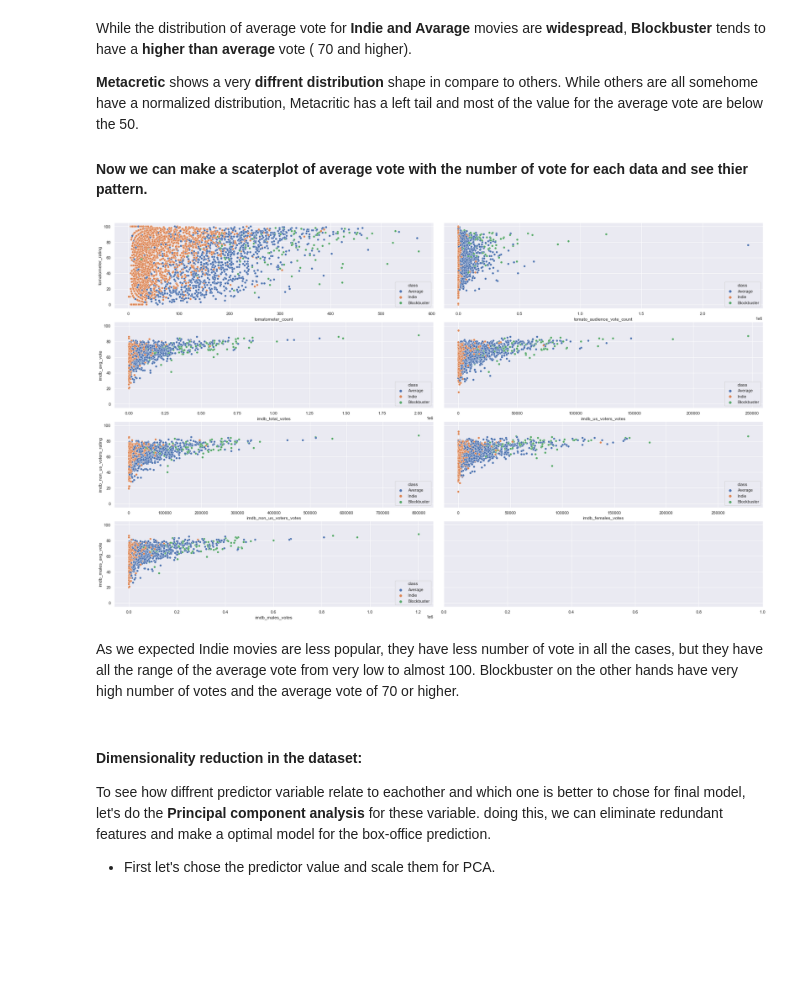
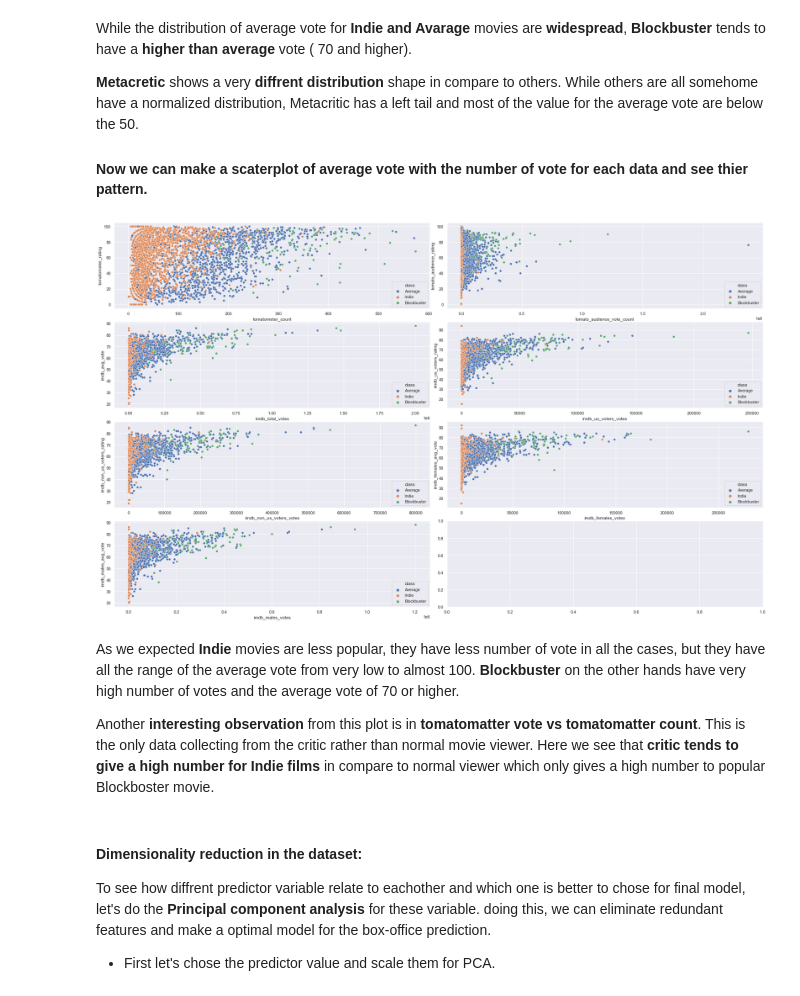
Before and after one commit to AminKafka/Movie-Boxoffice-Prediction-With-Critics-Votes, a Jupyter notebook: notebooks/EDA.ipynb, the cells around one changed output. Saved outputs shown, nothing was run; the diff lists cells and outputs as text; code cells hidden in the pictures; blank space fills up the shorter version.

```diff
--- a/notebooks/EDA.ipynb
+++ b/notebooks/EDA.ipynb
@@ -229,19 +229,21 @@ __Metacretic__ shows a very __diffrent distribution__ shape in compare to others
 
 #### Now we can make a scaterplot of average vote with the number of vote for each data and see thier pattern.
 # %%
-fig, axes = plt.subplots(4,2, figsize=(25,15),sharey=True)
+fig, axes = plt.subplots(4,2, figsize=(25,15))
 fig.tight_layout()
 _ = sns.scatterplot(ax=axes[0,0],y='tomatometer_rating',x= 'tomatometer_count',data=movie,hue='class')
 _ = sns.scatterplot(ax=axes[0,1],y='tomato_audience_rating',x= 'tomato_audience_vote_count',data=movie,hue='class')
 _ = sns.scatterplot(ax=axes[1,0],y='imdb_avg_vote',x= 'imdb_total_votes',data=movie,hue='class')
 _ = sns.scatterplot(ax=axes[1,1],y='imdb_us_voters_rating',x= 'imdb_us_voters_votes',data=movie,hue='class')
 _ = sns.scatterplot(ax=axes[2,0],y='imdb_non_us_voters_rating',x= 'imdb_non_us_voters_votes',data=movie,hue='class')
 _ = sns.scatterplot(ax=axes[2,1],y='imdb_females_avg_vote',x= 'imdb_females_votes',data=movie,hue='class')
 _ = sns.scatterplot(ax=axes[3,0],y='imdb_males_avg_vote',x= 'imdb_males_votes',data=movie,hue='class')
 # %% [output]
-[figure, old version]
+[figure, new version]
 # %% [markdown]
-As we expected Indie movies are less popular, they have less number of vote in all the cases, but they have all the range of the average vote from very low to almost 100. Blockbuster on the other hands have very high number of votes and the average vote of 70 or higher.
+As we expected __Indie__ movies are less popular, they have less number of vote in all the cases, but they have all the range of the average vote from very low to almost 100. __Blockbuster__ on the other hands have very high number of votes and the average vote of 70 or higher.
+
+Another __interesting observation__ from this plot is in __tomatomatter vote vs tomatomatter count__. This is the only data collecting from the critic rather than normal movie viewer. Here we see that __critic tends to give a high number for Indie films__ in compare to normal viewer which only gives a high number to popular Blockboster movie.
 # %% [markdown]
 #### Dimensionality reduction in the dataset:
 To see how diffrent predictor variable relate to eachother and which one is better to chose for final model, let's do the __Principal component analysis__ for these variable. doing this, we can eliminate redundant features and make a optimal model for the box-office prediction.
```
Also changed, not shown: parts of 10 cells of this notebook.
